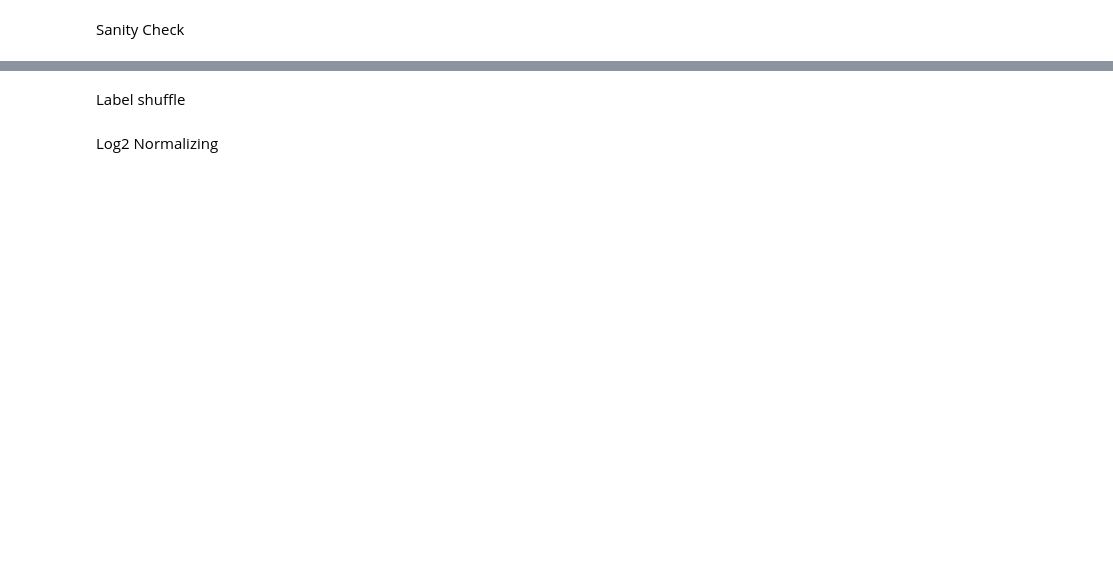
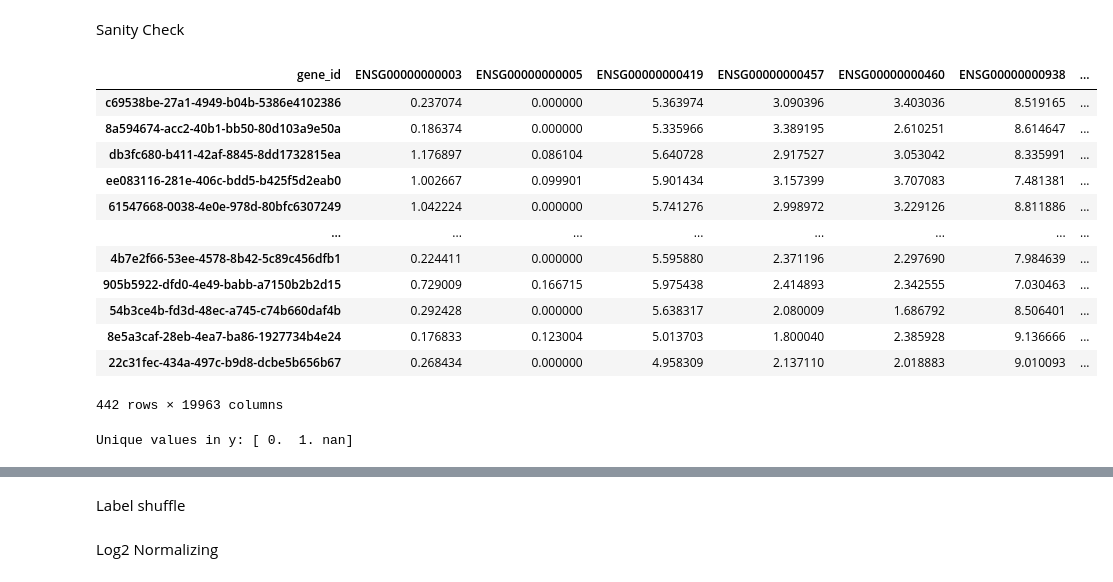
Before and after one commit to Wesley1701/XAIForB-ALL, a Jupyter notebook: barebones_setup.ipynb, the cells around one changed output, grey strips where cells are left out. Drawn from its saved outputs; the diff is of its cells as text; code cells hidden in the pictures; blank space fills up the shorter version.

```diff
--- a/barebones_setup.ipynb
+++ b/barebones_setup.ipynb
@@ -48 +44,4 @@ df_b_all_healthy = cudf.read_parquet(f"{path_to_data}B_ALL_HEALTHY.pq") # Sample
+# %%
+df_healthy = pd.read_csv("data/merged_unstranded_healthy_data.csv", index_col='gene_id') # Sample names is column
+df_aml = pd.read_csv("data/merged_unstranded_unhealthy_data.csv", index_col='gene_id') # Sample names is column
 # %%
@@ -108,4 +131,4 @@ if (len(df_b_all_filtered) + len(df_b_all_healthy_filtered)) != combined_df.shap
 # %%
-combined_df = combined_df.to_pandas()  # Convert to pandas DataFrame for further processing
+# combined_df = combined_df.to_pandas()  # Convert to pandas DataFrame for further processing
 
 print(f"Amount of features in the merged DataFrame: {combined_df.shape[1]}")
@@ -127,0 +147,30 @@ y = combined_df['condition']  # Use the 'condition' column as the target variabl
+# %%
+# y = pd.Series([1] * b_all_length + [0] * (mixed_all_length + aml_all_length), index=merged_df_transposed.index)
+
+# y = combined_df['condition']  # Use the 'condition' column as the target variable
+
+# y = pd.Series([1] * b_all_length + [0] * (mixed_all_length), index=merged_df_transposed.index)
+
+# Loadd metadata
+healthy_metadata = pd.read_csv("data/healthy_aml_metadata.csv", index_col='uuid')
+unhealthy_metadata = pd.read_csv("data/unhealthy_aml_metadata.csv", index_col='uuid')
+
+# Combine metadata
+metadata = pd.concat([healthy_metadata, unhealthy_metadata], axis=0)
+# Filter metadata to match the samples in combined_df
+# metadata = metadata[metadata.index.isin(combined_df.columns)]
+
+# Ensure the index is reset and matches the combined_df columns
+metadata = metadata.drop(columns='workflow_version')
+
+# sort metadata to match the order of combined_df columns
+metadata = metadata.reindex(combined_df.index)
+
+metadata.head()
+# Transform condition healthy to 0 and unhealthy to 1
+y = metadata['condition'].replace({'healthy': 0, 'unhealthy': 1})
+
+y = y.dropna()  # Drop NaN values from y
+
+# drops 1 from y. need to ensure combined_df drops the same sample
+combined_df = combined_df.loc[y.index]  # Align combined_df with y
@@ -130 +198,17 @@ Sanity Check
+# %%
+merged_df_normalized
+# %% [output]
+| gene_id | ENSG00000000003 | ENSG00000000005 | ENSG00000000419 | ENSG00000000457 | ENSG00000000460 | ENSG00000000938 | ... |
+| c69538be-27a1-4949-b04b-5386e4102386 | 0.237074 | 0.000000 | 5.363974 | 3.090396 | 3.403036 | 8.519165 | ... |
+| 8a594674-acc2-40b1-bb50-80d103a9e50a | 0.186374 | 0.000000 | 5.335966 | 3.389195 | 2.610251 | 8.614647 | ... |
+| db3fc680-b411-42af-8845-8dd1732815ea | 1.176897 | 0.086104 | 5.640728 | 2.917527 | 3.053042 | 8.335991 | ... |
+| ee083116-281e-406c-bdd5-b425f5d2eab0 | 1.002667 | 0.099901 | 5.901434 | 3.157399 | 3.707083 | 7.481381 | ... |
+| 61547668-0038-4e0e-978d-80bfc6307249 | 1.042224 | 0.000000 | 5.741276 | 2.998972 | 3.229126 | 8.811886 | ... |
+| ... | ... | ... | ... | ... | ... | ... | ... |
+| 4b7e2f66-53ee-4578-8b42-5c89c456dfb1 | 0.224411 | 0.000000 | 5.595880 | 2.371196 | 2.297690 | 7.984639 | ... |
+| 905b5922-dfd0-4e49-babb-a7150b2b2d15 | 0.729009 | 0.166715 | 5.975438 | 2.414893 | 2.342555 | 7.030463 | ... |
+| 54b3ce4b-fd3d-48ec-a745-c74b660daf4b | 0.292428 | 0.000000 | 5.638317 | 2.080009 | 1.686792 | 8.506401 | ... |
+| 8e5a3caf-28eb-4ea7-ba86-1927734b4e24 | 0.176833 | 0.123004 | 5.013703 | 1.800040 | 2.385928 | 9.136666 | ... |
+| 22c31fec-434a-497c-b9d8-dcbe5b656b67 | 0.268434 | 0.000000 | 4.958309 | 2.137110 | 2.018883 | 9.010093 | ... |
+442 rows × 19963 columns
 # %%
@@ -132,0 +217,7 @@ Sanity Check
+# %%
+# unique values in y
+print("Unique values in y:", y.unique())
+
+y = y.dropna()  # Drop NaN values from y
+# %% [output]
+Unique values in y: [ 0.  1. nan]
```
Also changed, not shown: parts of 25 cells of this notebook, 9 other files.
